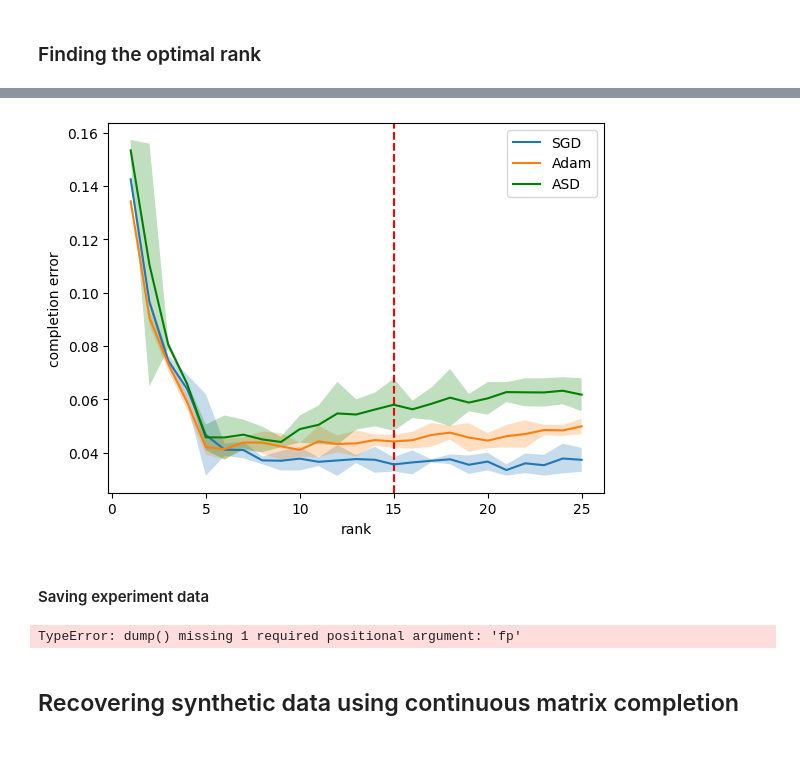
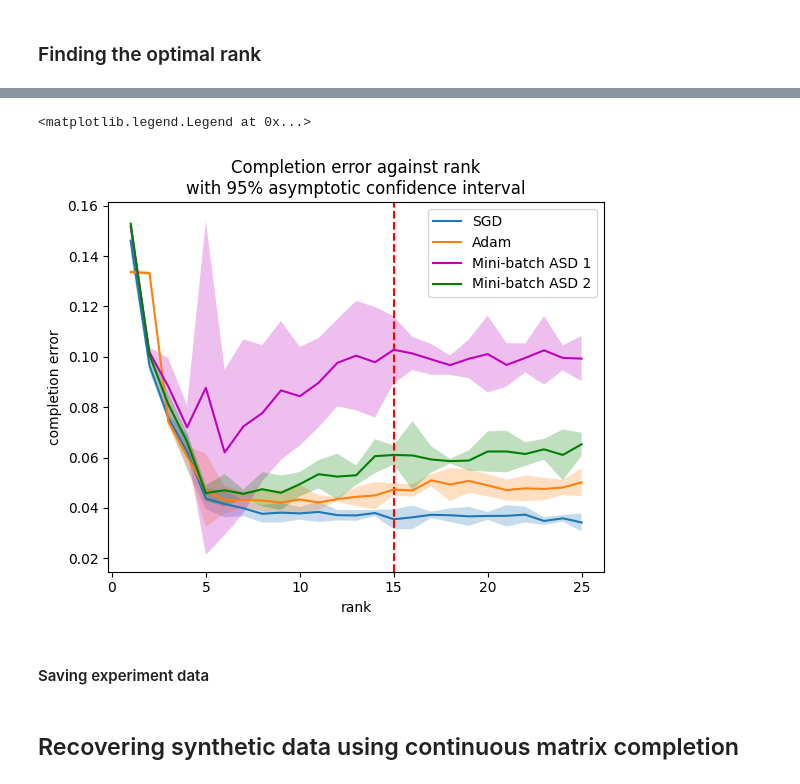
Before and after one commit to SeanESCA/continuous-matrix-completion, a Jupyter notebook: Experiments.ipynb, the cells around one changed output, grey strips where cells are left out. Saved outputs shown, nothing was run; the diff lists cells and outputs as text; code cells hidden in the pictures; blank space fills up the shorter version.

```diff
--- a/Experiments.ipynb
+++ b/Experiments.ipynb
@@ -219,7 +293,7 @@ plt.legend(loc="upper right")
 # %% [markdown]
 #### Comparing all the algorithms with and without mini-batching
 # %%
-file = np.load("CW2.npz")
+file = np.load("data.npz")
 A = torch.tensor(file["Y"], dtype=torch.float32).reshape((25**2, 49))
 true_err_fn = lambda X, Y: completion_err(X, Y, A)
 r = 5
@@ -331,7 +407,7 @@ ax.set_xlim((-0.25,8))
 # %% [markdown]
 #### Comparing SGD and Adam for various numbers of mini-batches
 # %%
-file = np.load("CW2.npz")
+file = np.load("data.npz")
 A = torch.tensor(file["Y"], dtype=torch.float32).reshape((25**2, 49))
 true_err_fn = lambda X, Y: completion_err(X, Y, A)
 r = 5
@@ -390,7 +469,7 @@ ax.set_ylabel("test loss")
 # %% [markdown]
 #### Comparing mini-batching schemes for ASD
 # %%
-file = np.load("CW2.npz")
+file = np.load("data.npz")
 A = torch.tensor(file["Y"], dtype=torch.float32).reshape((25**2, 49))
 true_err_fn = lambda X, Y: completion_err(X, Y, A)
 r = 5
@@ -449,7 +528,7 @@ Text(0, 0.5, 'test loss')
 # %% [markdown]
 ### Finding the optimal rank
 # %%
-file = np.load("CW2.npz")
+file = np.load("data.npz")
 A = torch.tensor(file["Y"], dtype=torch.float32).reshape((25**2, 49))
 true_err_fn = lambda X, Y: completion_err(X, Y, A)
 p = 1/3
@@ -526,50 +677,35 @@ for r in range(1,26):
 plt.axvline(x=15, ls='--', c='red')
 
 # SGD
 plt.plot(np.arange(1,26),sgd_mean_real_list, label="SGD")
 sgd_upper = np.array(sgd_mean_real_list) + 1.96 * np.array(sgd_sd_real_list)
 sgd_lower = np.array(sgd_mean_real_list) - 1.96 * np.array(sgd_sd_real_list)
 plt.fill_between(np.arange(1,26),sgd_lower, sgd_upper, alpha=0.25)
 
 # Adam
 plt.plot(np.arange(1,26),adam_mean_real_list, label="Adam")
 adam_upper = np.array(adam_mean_real_list) + 1.96 * np.array(adam_sd_real_list)
 adam_lower = np.array(adam_mean_real_list) - 1.96 * np.array(adam_sd_real_list)
 plt.fill_between(np.arange(1,26),adam_lower, adam_upper, alpha=0.25)
 
 # Mini-batch ASD 1
 plt.plot(np.arange(1,26),asd1_mean_real_list, "m", label="Mini-batch ASD 1")
 asd_upper = np.array(asd1_mean_real_list) + 1.96 * np.array(asd1_sd_real_list)
 asd_lower = np.array(asd1_mean_real_list) - 1.96 * np.array(asd1_sd_real_list)
 plt.fill_between(np.arange(1,26),asd_lower, asd_upper, facecolor="m", alpha=0.25)
 
 # Mini-batch ASD 2
-plt.plot(np.arange(1,26),asd2_mean_real_list, "g", label="ASD")
+plt.plot(np.arange(1,26),asd2_mean_real_list, "g", label="Mini-batch ASD 2")
 asd_upper = np.array(asd2_mean_real_list) + 1.96 * np.array(asd2_sd_real_list)
 asd_lower = np.array(asd2_mean_real_list) - 1.96 * np.array(asd2_sd_real_list)
 plt.fill_between(np.arange(1,26),asd_lower, asd_upper, facecolor="g", alpha=0.25)
 
 plt.title("Completion error against rank\nwith 95% asymptotic confidence interval")
 plt.xlabel("rank")
 plt.ylabel("completion error")
 plt.legend(loc="upper right")
 # %% [output]
+<matplotlib.legend.Legend at 0x...>
-[figure, old version]
+[figure, new version]
 # %% [markdown]
 #### Saving experiment data
-# %%
-import json
-
-
-data = {
-    "sgd_mean_list": sgd_mean_list,
-    "sgd_sd_list": sgd_sd_list,
-    "adam_mean_list": adam_mean_list,
-    "adam_sd_list": adam_sd_list,
-    "asd1_mean_list": asd1_mean_list,
-    "asd1_sd_list": asd1_sd_list,
-    "asd2_mean_list": asd2_mean_list,
-    "asd2_sd_list": asd2_sd_list,
-}
-# %% [output]
-TypeError: dump() missing 1 required positional argument: 'fp'
```
Also changed, not shown: parts of 42 cells of this notebook, 3 other files.
